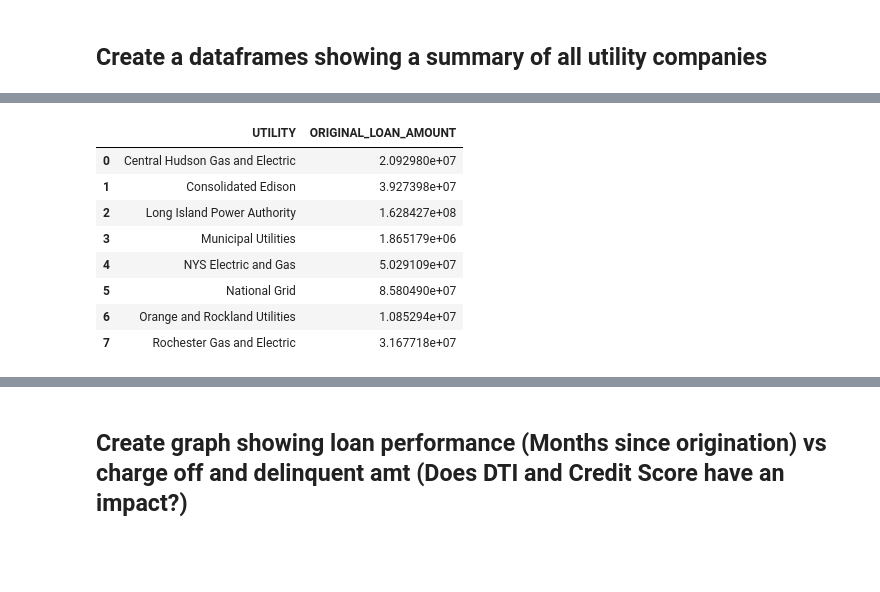
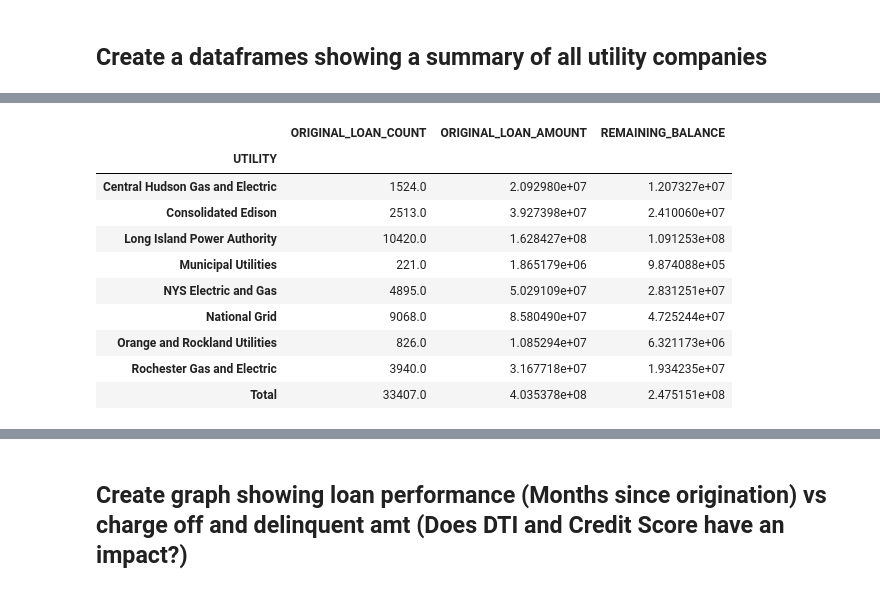
Before and after one commit to jlixander/GJGNY_Analysis, a Jupyter notebook: GJGNY_Analysis.ipynb, the cells around one changed output, grey strips where cells are left out. Saved outputs shown, nothing was run; the diff lists cells and outputs as text; code cells hidden in the pictures; blank space fills up the shorter version.

```diff
--- a/GJGNY_Analysis.ipynb
+++ b/GJGNY_Analysis.ipynb
@@ -15,7 +16,7 @@ import seaborn as sns
 %matplotlib inline
 # %%
 #Load GJGNY dataset into a Dataframe
-df = pd.read_csv("Green_Jobs_-_Green_New_York__GJGNY__Residential_Loan_Portfolio___Beginning_November_2010.csv")
+df = pd.read_csv("Resources/Green_Jobs_-_Green_New_York__GJGNY__Residential_Loan_Portfolio___Beginning_November_2010.csv")
 # %%
 #Format column headers to snake case and upper case
 df.columns = df.columns.str.replace(' ', '_')
@@ -592,17 +585,50 @@ df_gb_UTILITY_cnt
 # %%
 #Create groupby Utility to get sum of original loan amt (without Successors)
 df_gb_UTILITY_orig_sum = (df_suc_rem.groupby(['UTILITY'])
          ['ORIGINAL_LOAN_AMOUNT'].sum()
          .reset_index())
+df_gb_UTILITY_orig_sum.set_index('UTILITY', inplace=True)
 
-df_gb_UTILITY_orig_sum
+#Create groupby Utility to get count of original loans (without Successors)
+df_gb_UTILITY_cnt = (df_suc_rem.groupby(['UTILITY'])
+         ['ORIGINAL_LOAN_AMOUNT'].count()
+         .reset_index())
+df_gb_UTILITY_cnt.set_index('UTILITY', inplace=True)
+
+#Create groupby Utility to get outstanding loan amt (with Successors)
+df_gb_UTILITY_remaining_sum = (df.groupby(['UTILITY'])
+         ['CURRENT_BALANCE'].sum()
+         .reset_index())
+df_gb_UTILITY_remaining_sum.set_index('UTILITY', inplace=True)
+
+
+#Merge all dfs based on utility and rename columns
+df_utility = df_gb_UTILITY_cnt.merge(df_gb_UTILITY_orig_sum, left_index=True, right_index=True)
+df_utility = df_utility.merge(df_gb_UTILITY_remaining_sum, left_index=True, right_index=True)
+
+#rename columns
+df_utility.rename(columns={'ORIGINAL_LOAN_AMOUNT_x':'ORIGINAL_LOAN_COUNT',
+                           'ORIGINAL_LOAN_AMOUNT_y':'ORIGINAL_LOAN_AMOUNT',
+                           'CURRENT_BALANCE':'REMAINING_BALANCE'}, inplace=True)
+
+#Create Summary row for the dataframe and remove nan value
+df_utility.loc['Total']= df_utility.sum(numeric_only=True, axis=0)
+df_utility = df_utility.fillna(" ")
+
+#Export df as png
+df_styled3 = df_utility.style.background_gradient() #adding a gradient based on values in cell
+dfi.export(df_styled3,"Graphs_and_dataframes/Utility_Summary.png")
+
+df_utility
 # %% [output]
-|  | UTILITY | ORIGINAL_LOAN_AMOUNT |
-| 0 | Central Hudson Gas and Electric | 2.092980e+07 |
-| 1 | Consolidated Edison | 3.927398e+07 |
-| 2 | Long Island Power Authority | 1.628427e+08 |
-| 3 | Municipal Utilities | 1.865179e+06 |
-| 4 | NYS Electric and Gas | 5.029109e+07 |
-| 5 | National Grid | 8.580490e+07 |
-| 6 | Orange and Rockland Utilities | 1.085294e+07 |
-| 7 | Rochester Gas and Electric | 3.167718e+07 |
+|  | ORIGINAL_LOAN_COUNT | ORIGINAL_LOAN_AMOUNT | REMAINING_BALANCE |
+| UTILITY |  |  |  |
+| Central Hudson Gas and Electric | 1524.0 | 2.092980e+07 | 1.207327e+07 |
+| Consolidated Edison | 2513.0 | 3.927398e+07 | 2.410060e+07 |
+| Long Island Power Authority | 10420.0 | 1.628427e+08 | 1.091253e+08 |
+| Municipal Utilities | 221.0 | 1.865179e+06 | 9.874088e+05 |
+| NYS Electric and Gas | 4895.0 | 5.029109e+07 | 2.831251e+07 |
+| National Grid | 9068.0 | 8.580490e+07 | 4.725244e+07 |
+| Orange and Rockland Utilities | 826.0 | 1.085294e+07 | 6.321173e+06 |
+| Rochester Gas and Electric | 3940.0 | 3.167718e+07 | 1.934235e+07 |
+| Total | 33407.0 | 4.035378e+08 | 2.475151e+08 |
```
Also changed, not shown: parts of 47 cells of this notebook.
